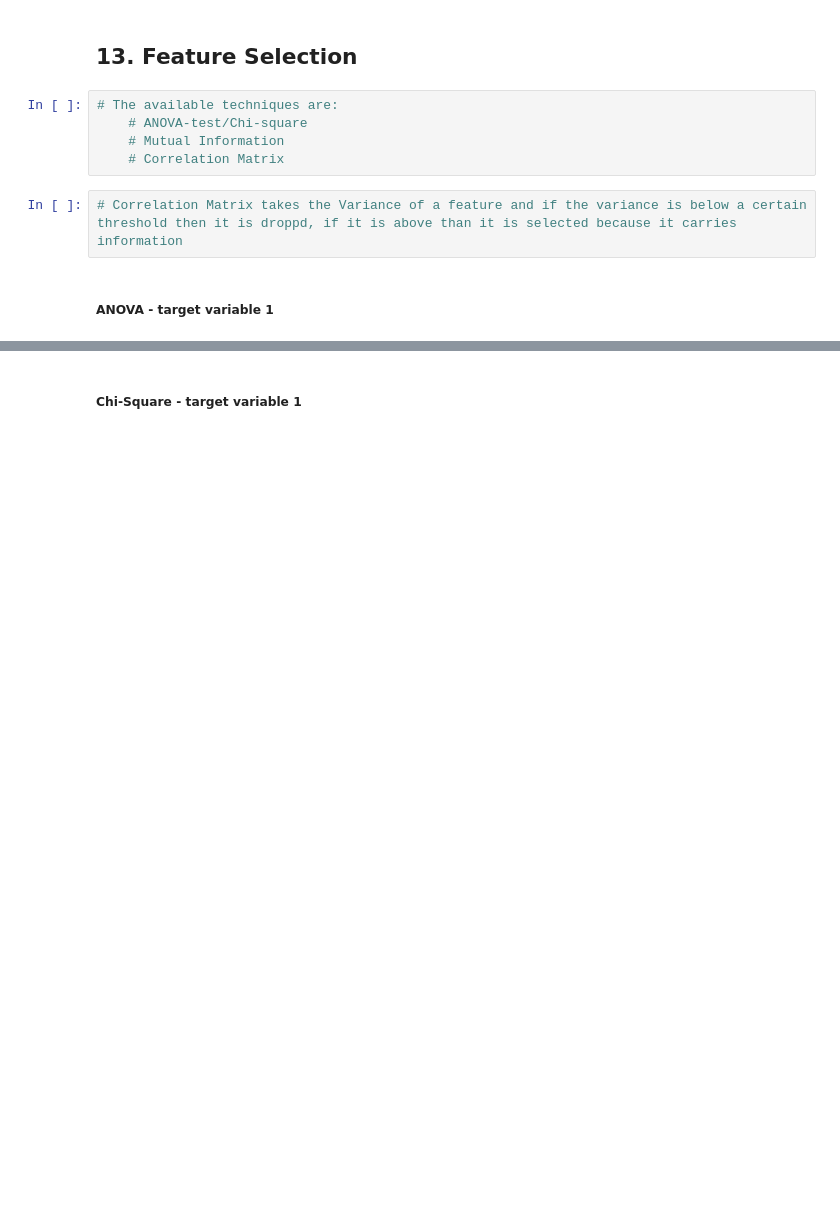
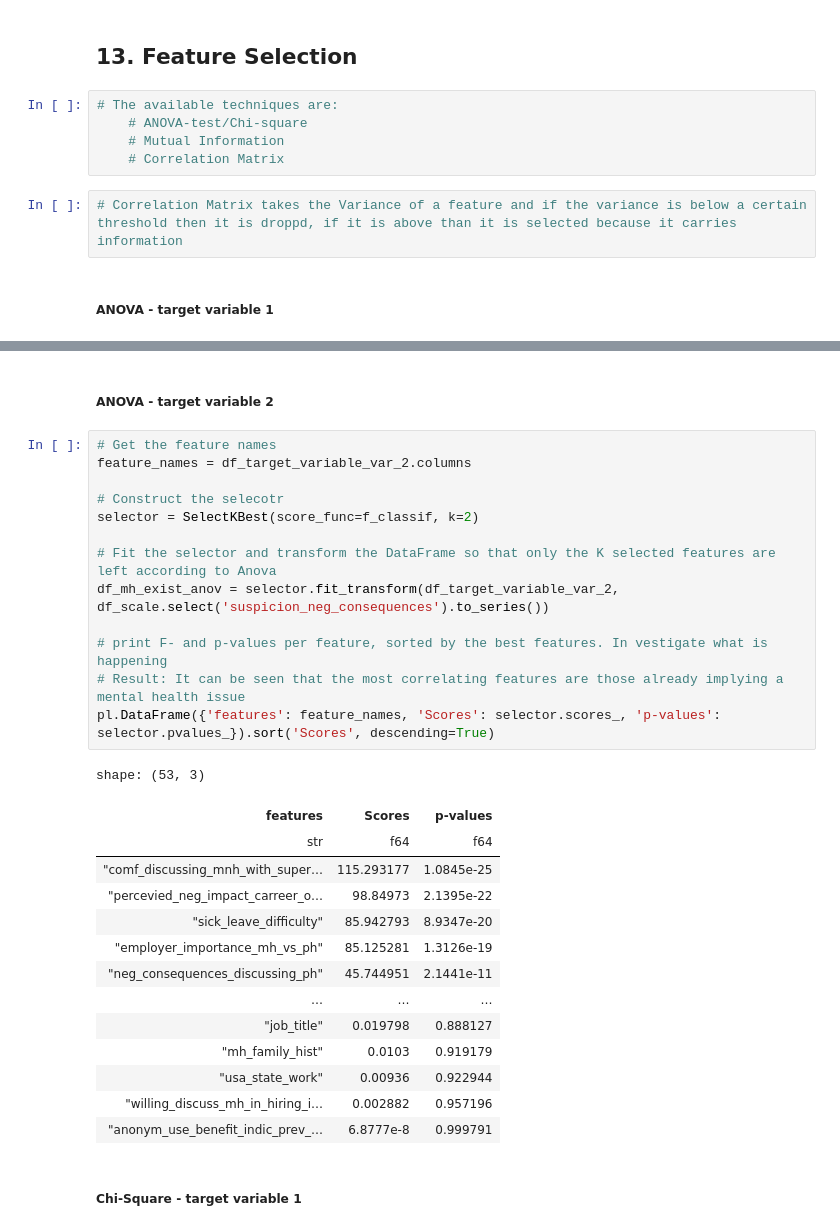
Before and after one commit to JanPhilippBittner/iu_mental_health_ml, a Jupyter notebook: Desktop/Arbeit/Arbeit/Universität/IU/Module/Semester 3/Machine learning - unsupervised learning/Project/first_draft.ipynb, the cells around one changed output, grey strips where cells are left out. Saved outputs shown, nothing was run; the diff lists cells and outputs as text; blank space fills up the shorter version.

```diff
--- a/Desktop/Arbeit/Arbeit/Universität/IU/Module/Semester 3/Machine learning - unsupervised learning/Project/first_draft.ipynb
+++ b/Desktop/Arbeit/Arbeit/Universität/IU/Module/Semester 3/Machine learning - unsupervised learning/Project/first_draft.ipynb
@@ -749,3 +799,33 @@ pl.DataFrame({'features': feature_names, 'Scores': selector.scores_, 'p-values':
+# %% [markdown]
+##### ANOVA - target variable 2
+# %%
+# Get the feature names
+feature_names = df_target_variable_var_2.columns
+
+# Construct the selecotr
+selector = SelectKBest(score_func=f_classif, k=2)
+
+# Fit the selector and transform the DataFrame so that only the K selected features are left according to Anova
+df_mh_exist_anov = selector.fit_transform(df_target_variable_var_2, df_scale.select('suspicion_neg_consequences').to_series())
+
+# print F- and p-values per feature, sorted by the best features. In vestigate what is happening
+# Result: It can be seen that the most correlating features are those already implying a mental health issue
+pl.DataFrame({'features': feature_names, 'Scores': selector.scores_, 'p-values': selector.pvalues_}).sort('Scores', descending=True)
+# %% [output]
+shape: (53, 3)
+| features | Scores | p-values |
+| str | f64 | f64 |
+| "comf_discussing_mnh_with_super… | 115.293177 | 1.0845e-25 |
+| "percevied_neg_impact_carreer_o… | 98.84973 | 2.1395e-22 |
+| "sick_leave_difficulty" | 85.942793 | 8.9347e-20 |
+| "employer_importance_mh_vs_ph" | 85.125281 | 1.3126e-19 |
+| "neg_consequences_discussing_ph" | 45.744951 | 2.1441e-11 |
+| … | … | … |
+| "job_title" | 0.019798 | 0.888127 |
+| "mh_family_hist" | 0.0103 | 0.919179 |
+| "usa_state_work" | 0.00936 | 0.922944 |
+| "willing_discuss_mh_in_hiring_i… | 0.002882 | 0.957196 |
+| "anonym_use_benefit_indic_prev_… | 6.8777e-8 | 0.999791 |
 # %% [markdown]
 ##### Chi-Square - target variable 1
 # %%
```
Also changed, not shown: parts of 40 cells of this notebook, 1 other file.
